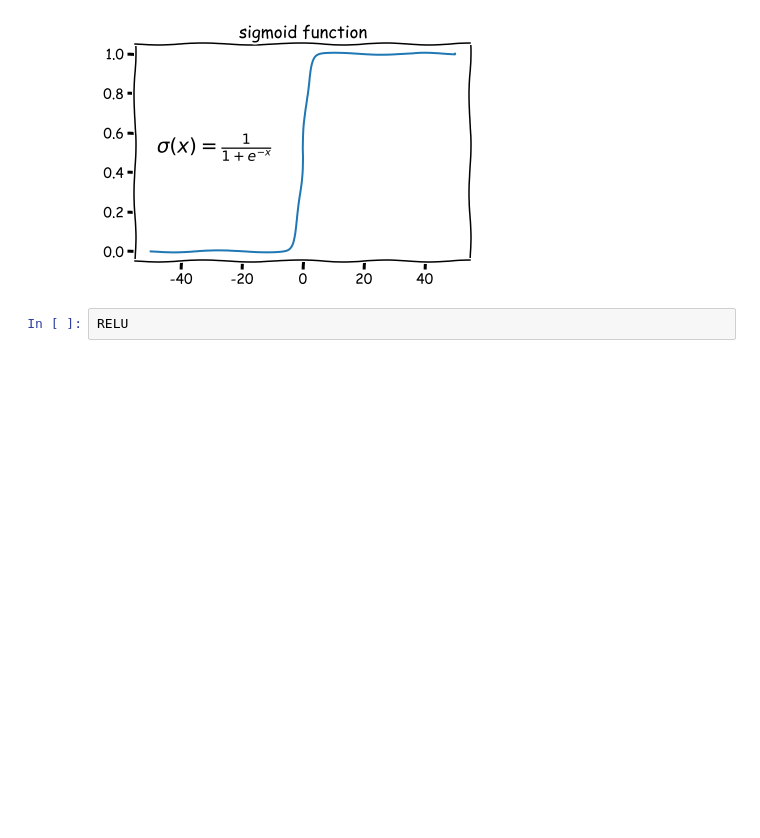
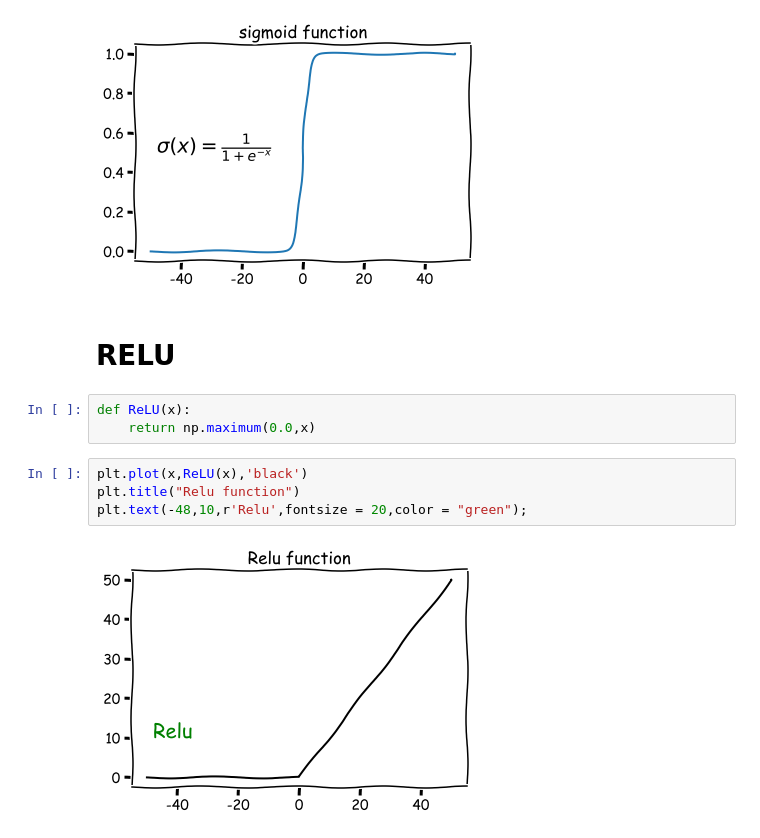
Before and after one commit to Abtinz/Machine-Learning-with-Python, a Jupyter notebook: Machine Learning with python/Classification/Neural Network/activation_function.ipynb, the cells around one changed output. Drawn from its saved outputs; the diff is of its cells as text; blank space fills up the shorter version.

```diff
--- a/Machine Learning with python/Classification/Neural Network/activation_function.ipynb
+++ b/Machine Learning with python/Classification/Neural Network/activation_function.ipynb
@@ -23,5 +23,14 @@ plt.title("sigmoid function")
 plt.text(-48,0.5,r'$\sigma(x)=\frac{1}{1+e^{-x}}$',fontsize = 20);
 # %% [output]
 [figure]
-# %%
-RELU
+# %% [markdown]
+# RELU
+# %%
+def ReLU(x):
+    return np.maximum(0.0,x)
+# %%
+plt.plot(x,ReLU(x),'black')
+plt.title("Relu function")
+plt.text(-48,10,r'Relu',fontsize = 20,color = "green");
+# %% [output]
+[figure, added]
```
